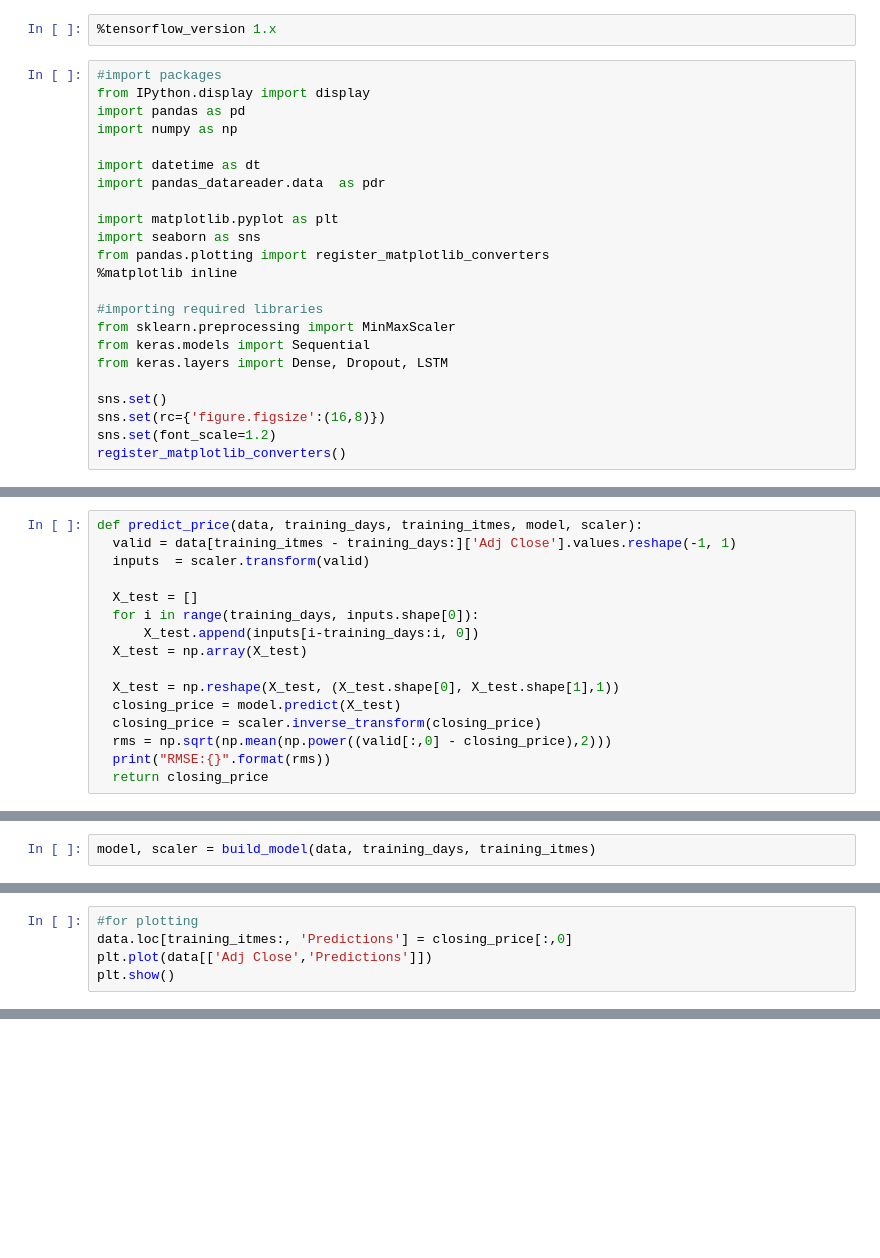
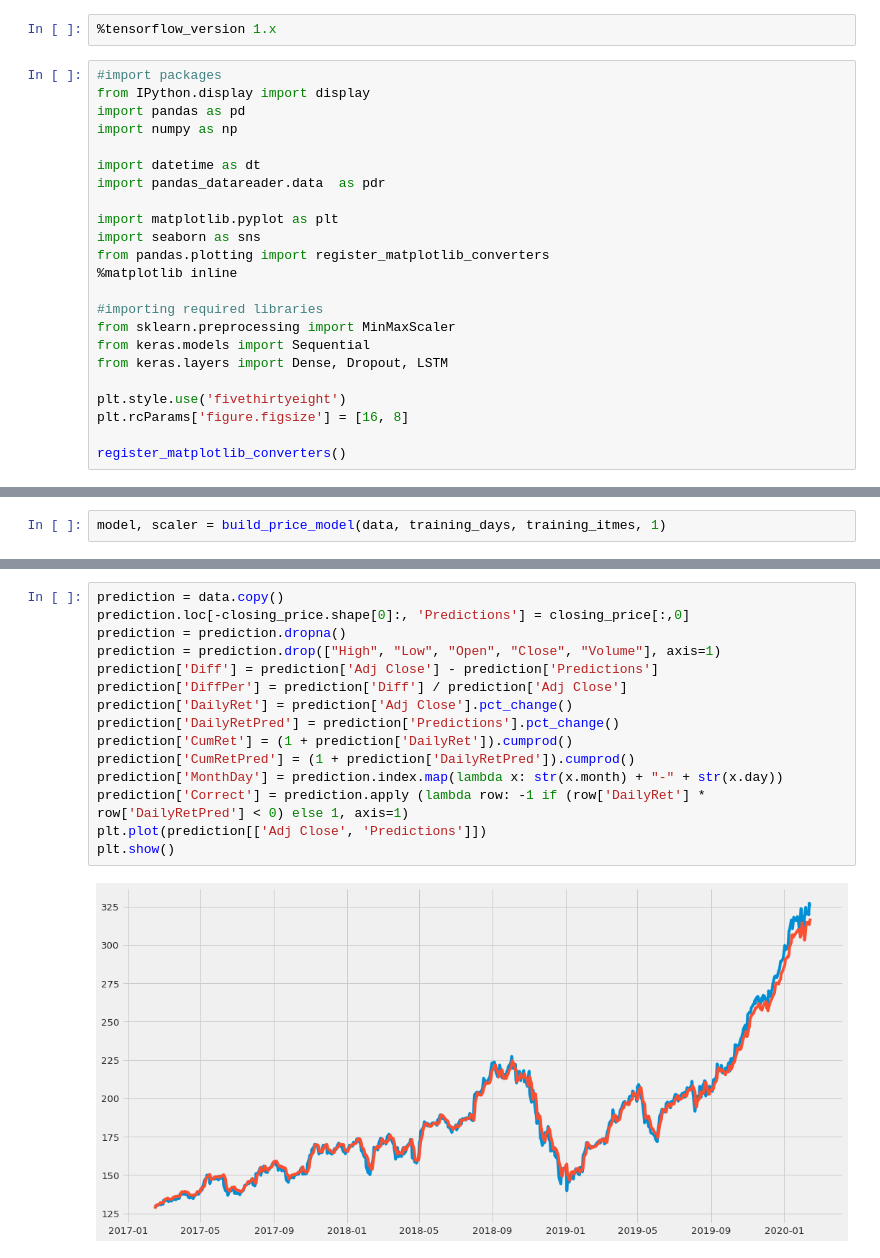
Before and after one commit to ajmal017/FinTech, a Jupyter notebook: PredictStockRNN.ipynb, the cells around one changed output, grey strips where cells are left out. Saved outputs shown, nothing was run; the diff lists cells and outputs as text; blank space fills up the shorter version.

```diff
--- a/PredictStockRNN.ipynb
+++ b/PredictStockRNN.ipynb
@@ -21,7 +21,7 @@ from sklearn.preprocessing import MinMaxScaler
 from keras.models import Sequential
 from keras.layers import Dense, Dropout, LSTM
 
-sns.set()
-sns.set(rc={'figure.figsize':(16,8)})
-sns.set(font_scale=1.2)
+plt.style.use('fivethirtyeight')
+plt.rcParams['figure.figsize'] = [16, 8]
+
 register_matplotlib_converters()
@@ -57,16 +91,0 @@ def build_model(data, training_days, training_itmes):
-# %%
-def predict_price(data, training_days, training_itmes, model, scaler):
-  valid = data[training_itmes - training_days:]['Adj Close'].values.reshape(-1, 1)
-  inputs  = scaler.transform(valid)
-
-  X_test = []
-  for i in range(training_days, inputs.shape[0]):
-      X_test.append(inputs[i-training_days:i, 0])
-  X_test = np.array(X_test)
-
-  X_test = np.reshape(X_test, (X_test.shape[0], X_test.shape[1],1))
-  closing_price = model.predict(X_test)
-  closing_price = scaler.inverse_transform(closing_price)
-  rms = np.sqrt(np.mean(np.power((valid[:,0] - closing_price),2)))
-  print("RMSE:{}".format(rms))
-  return closing_price
@@ -81,3 +92,3 @@ training_itmes = (int)(len(data) * 0.7)
 # %%
-model, scaler = build_model(data, training_days, training_itmes)
+model, scaler = build_price_model(data, training_days, training_itmes, 1)
 # %% [output]
@@ -105,5 +104,0 @@ RMSE:246.81174915626278
-# %%
-#for plotting
-data.loc[training_itmes:, 'Predictions'] = closing_price[:,0]
-plt.plot(data[['Adj Close','Predictions']])
-plt.show()
@@ -139,0 +105,17 @@ display(prediction)
+# %%
+prediction = data.copy()
+prediction.loc[-closing_price.shape[0]:, 'Predictions'] = closing_price[:,0]
+prediction = prediction.dropna()
+prediction = prediction.drop(["High", "Low", "Open", "Close", "Volume"], axis=1)
+prediction['Diff'] = prediction['Adj Close'] - prediction['Predictions']
+prediction['DiffPer'] = prediction['Diff'] / prediction['Adj Close']
+prediction['DailyRet'] = prediction['Adj Close'].pct_change()
+prediction['DailyRetPred'] = prediction['Predictions'].pct_change()
+prediction['CumRet'] = (1 + prediction['DailyRet']).cumprod()
+prediction['CumRetPred'] = (1 + prediction['DailyRetPred']).cumprod()
+prediction['MonthDay'] = prediction.index.map(lambda x: str(x.month) + "-" + str(x.day))
+prediction['Correct'] = prediction.apply (lambda row: -1 if (row['DailyRet'] * row['DailyRetPred'] < 0) else 1, axis=1)
+plt.plot(prediction[['Adj Close', 'Predictions']])
+plt.show()
+# %% [output]
+[figure, added]
```
Also changed, not shown: parts of 11 cells of this notebook.
